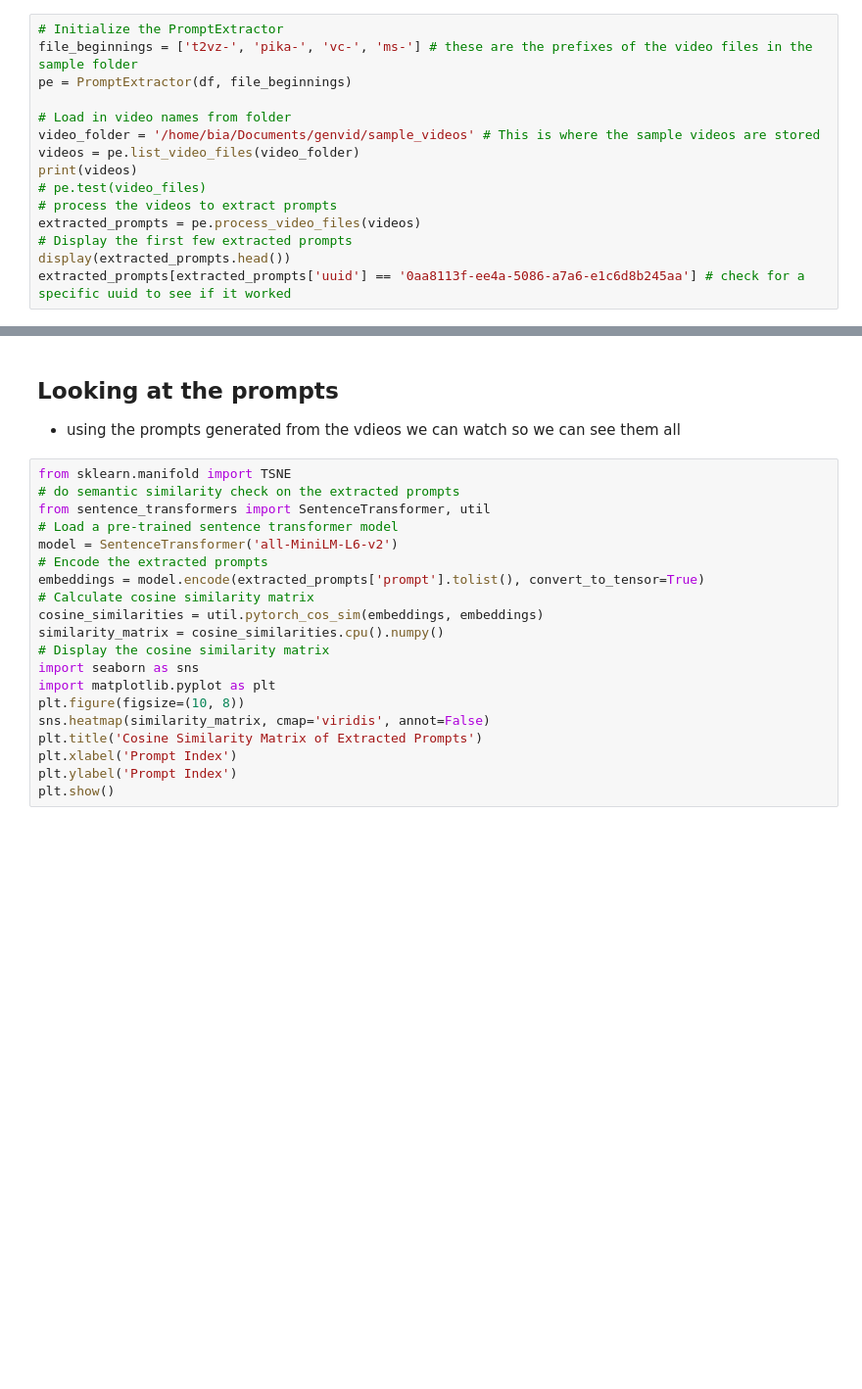
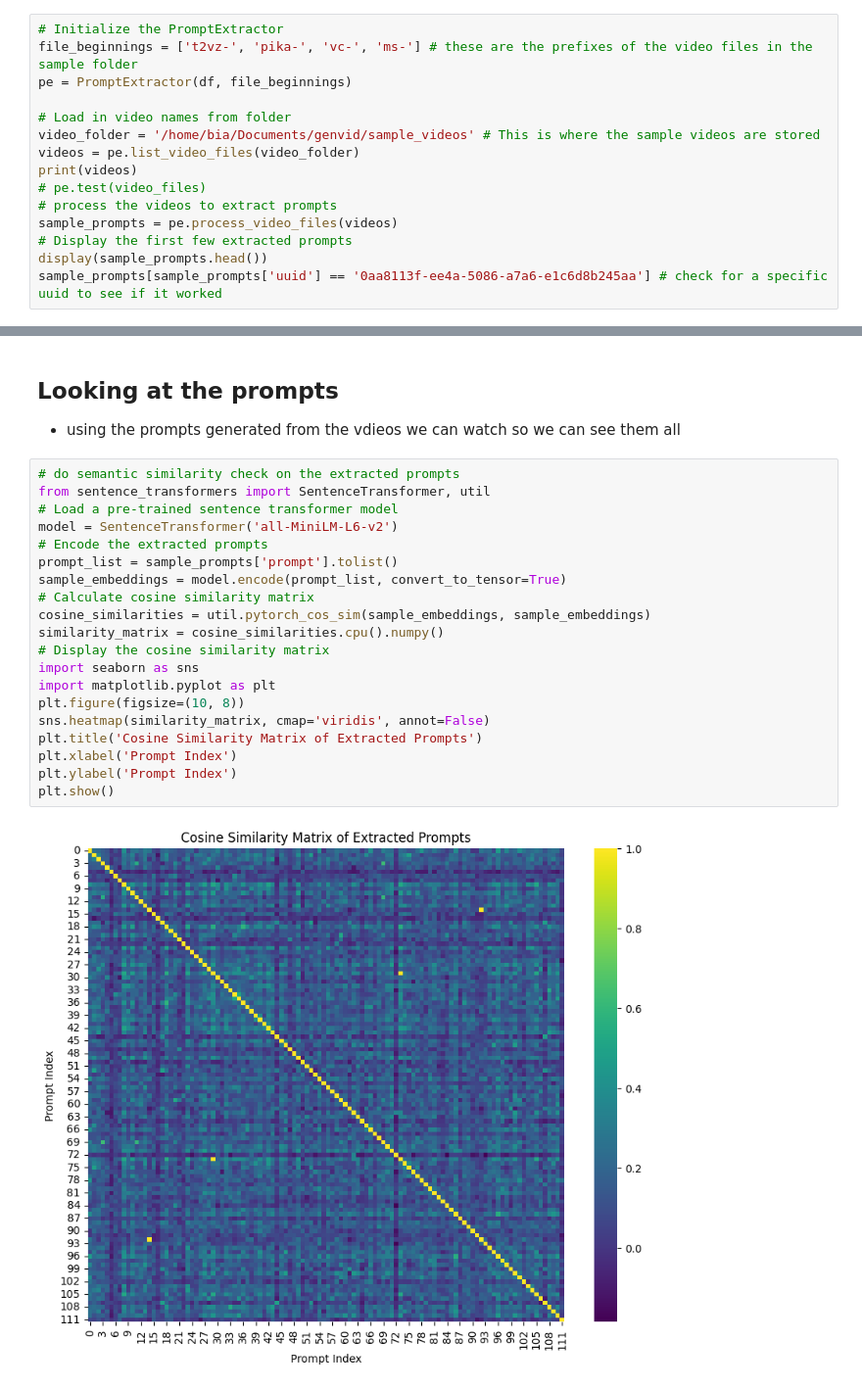
Before and after one commit to mariabeatrizsilva/genvid, a Jupyter notebook: data_explore.ipynb, the cells around one changed output, grey strips where cells are left out. Shown: that part at 98% size. Cells and saved outputs as stored; diff of their text form; blank space fills up the shorter version.

```diff
--- a/data_explore.ipynb
+++ b/data_explore.ipynb
@@ -61,7 +133,7 @@ videos = pe.list_video_files(video_folder)
 print(videos)
 # pe.test(video_files)
 # process the videos to extract prompts
-extracted_prompts = pe.process_video_files(videos)
+sample_prompts = pe.process_video_files(videos)
 # Display the first few extracted prompts
-display(extracted_prompts.head())
-extracted_prompts[extracted_prompts['uuid'] == '0aa8113f-ee4a-5086-a7a6-e1c6d8b245aa'] # check for a specific uuid to see if it worked
+display(sample_prompts.head())
+sample_prompts[sample_prompts['uuid'] == '0aa8113f-ee4a-5086-a7a6-e1c6d8b245aa'] # check for a specific uuid to see if it worked
@@ -116,24 +195,26 @@ KeyboardInterrupt:
 ## Looking at the prompts
 - using the prompts generated from the vdieos we can watch so we can see them all
 # %%
-from sklearn.manifold import TSNE
 # do semantic similarity check on the extracted prompts
 from sentence_transformers import SentenceTransformer, util
 # Load a pre-trained sentence transformer model
 model = SentenceTransformer('all-MiniLM-L6-v2')
 # Encode the extracted prompts
-embeddings = model.encode(extracted_prompts['prompt'].tolist(), convert_to_tensor=True)
+prompt_list = sample_prompts['prompt'].tolist()
+sample_embeddings = model.encode(prompt_list, convert_to_tensor=True)
 # Calculate cosine similarity matrix
-cosine_similarities = util.pytorch_cos_sim(embeddings, embeddings)
+cosine_similarities = util.pytorch_cos_sim(sample_embeddings, sample_embeddings)
 similarity_matrix = cosine_similarities.cpu().numpy()
 # Display the cosine similarity matrix
 import seaborn as sns
 import matplotlib.pyplot as plt
 plt.figure(figsize=(10, 8))
 sns.heatmap(similarity_matrix, cmap='viridis', annot=False)
 plt.title('Cosine Similarity Matrix of Extracted Prompts')
 plt.xlabel('Prompt Index')
 plt.ylabel('Prompt Index')
 plt.show()
+# %% [output]
+[figure, added]
 # %%
 # Get indices of the upper triangle (excluding the diagonal)
```
Also changed, not shown: parts of 12 cells of this notebook, 3 other files.
